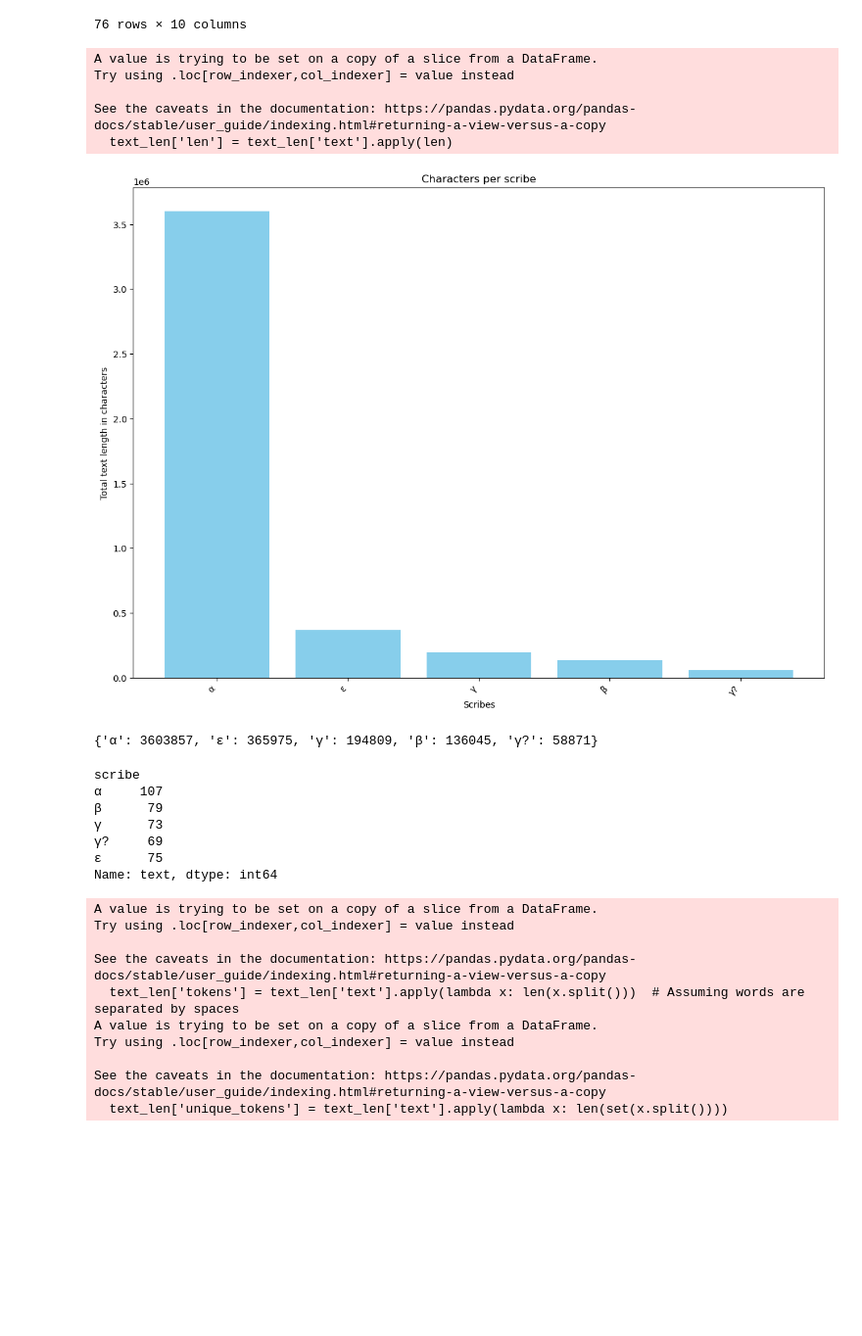
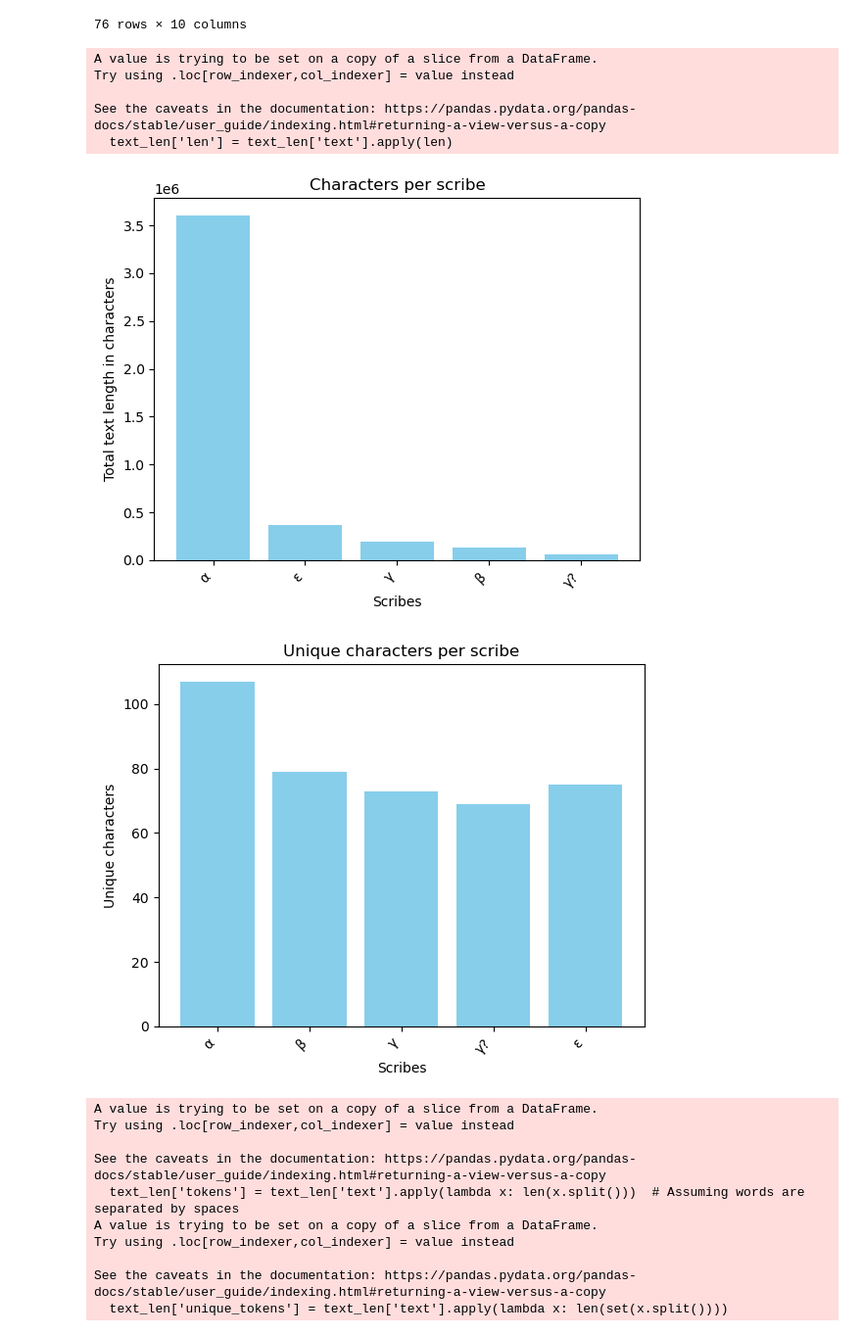
Before and after one commit to Caroline-Vandyck/making-characters-count, a Jupyter notebook: Making Characters Count.ipynb, the cells around one changed output. Shown at 98% size. Cells and saved outputs as stored; diff of their text form; code cells hidden in the pictures; blank space fills up the shorter version.

```diff
--- a/Making Characters Count.ipynb
+++ b/Making Characters Count.ipynb
@@ -247,12 +247,12 @@ Counter({' ': 259428, 'e': 208715, 'd': 69361, 't': 68258, 'i': 66844, 'n': 6217
 # %%
 plain_char = re.compile("[A-Za-z]+")
 
-# the following characters are also glyphs, but we need to add them
+# the following characters are also brevigraphs, but we need to add them
 # manually, otherwise they're recognized as punctuation
-unicode_glyphs = [u'\ue5dc', u'\ue554', u'\ue5b8', u'\ue665', u'ᷣ', u'̄', u'᷑',
+unicode_brevigraphs = [u'\ue5dc', u'\ue554', u'\ue5b8', u'\ue665', u'ᷣ', u'̄', u'᷑',
                   u'\ue74d', u'\ue8e5', u'\ueed7', u'\ue681', u'\ue1dc', u'\ue154']
 
-letters, glyphs, punctuation = [], [], []
+letters, brevigraphs, punctuation = [], [], []
 
 for g, c in allowed_chars.items():
     # ignore:
@@ -262,19 +262,19 @@ for g, c in allowed_chars.items():
         continue
     if plain_char.fullmatch(g):
         letters.append((g, c))
-    elif g.isalpha() or g in unicode_glyphs:  # Include the custom-defined Unicode glyphs!!
-        glyphs.append((g, c))
+    elif g.isalpha() or g in unicode_brevigraphs:  # Include the custom-defined Unicode brevigraphs!!
+        brevigraphs.append((g, c))
     else:
         punctuation.append((g, c))
 
 letters = Counter(dict(letters))
-glyphs = Counter(dict(glyphs))
+brevigraphs = Counter(dict(brevigraphs))
 punctuation = Counter(dict(punctuation))
 
 print(letters.most_common(5))
-print(glyphs.most_common(5))
+print(brevigraphs.most_common(5))
 print(punctuation.most_common(5))
-print(glyphs)
+print(brevigraphs)
 # %% [output]
 [('e', 208715), ('d', 69361), ('t', 68258), ('i', 66844), ('n', 62178)]
 [('ē', 41857), ('ʼ', 23986), ('\ue5dc', 12539), ('ī', 8796), ('ā', 8160)]
@@ -356,38 +356,33 @@ See the caveats in the documentation: https://pandas.pydata.org/pandas-docs/stab
 # %%
 # [TABLE]
 
 # Creating a bar plot with the total amount of characters produced by each scribe
 
 # Calculating the amount of characters by adding up the length of all texts written by each scribe
 desired_scribes = ['α', 'β', 'γ', 'γ?', 'ε']
 text_len = H[H['scribe'].isin(desired_scribes)]
 text_len['len'] = text_len['text'].apply(len)
 scribe_text_len = dict(text_len.groupby('scribe')['len'].sum().sort_values(ascending=False))
 
 # Creating the bar plot
-plt.figure(figsize=(14, 10))
 plt.bar(scribe_text_len.keys(), scribe_text_len.values(), color='skyblue')
 
 # Adding labels
 plt.xlabel('Scribes')
 plt.ylabel('Total text length in characters')
 plt.title('Characters per scribe')
 
 # Increasing readability
 plt.xticks(rotation=45, ha='right', fontsize=10)
 
 plt.show()
 # %% [output]
 A value is trying to be set on a copy of a slice from a DataFrame.
 Try using .loc[row_indexer,col_indexer] = value instead
 
 See the caveats in the documentation: https://pandas.pydata.org/pandas-docs/stable/user_guide/indexing.html#returning-a-view-versus-a-copy
   text_len['len'] = text_len['text'].apply(len)
-[figure, old version]
+[figure, new version]
-# %%
-scribe_text_len
-# %% [output]
-{'α': 3603857, 'ε': 365975, 'γ': 194809, 'β': 136045, 'γ?': 58871}
 # %%
 # [TABLE]
 
@@ -399,16 +394,22 @@ text_len = H[H['scribe'].isin(desired_scribes)]
 combined_text = text_len.groupby('scribe')['text'].sum()
 
 # Unique characters
-scribe_unique_chars = combined_text.apply(lambda x: len(set(x)))
-scribe_unique_chars
+scribe_unique_chars = dict(combined_text.apply(lambda x: len(set(x))))
+
+# Creating the bar plot
+plt.bar(scribe_unique_chars.keys(), scribe_unique_chars.values(), color='skyblue')
+
+# Adding labels
+plt.xlabel('Scribes')
+plt.ylabel('Unique characters')
+plt.title('Unique characters per scribe')
+
+# Increasing readability
+plt.xticks(rotation=45, ha='right', fontsize=10)
+
+plt.show()
 # %% [output]
-scribe
-α     107
-β      79
-γ      73
-γ?     69
-ε      75
-Name: text, dtype: int64
+[figure, added]
 # %%
 # [TABLE]
 
```
Also changed, not shown: parts of 14 cells of this notebook, 7 other files.
